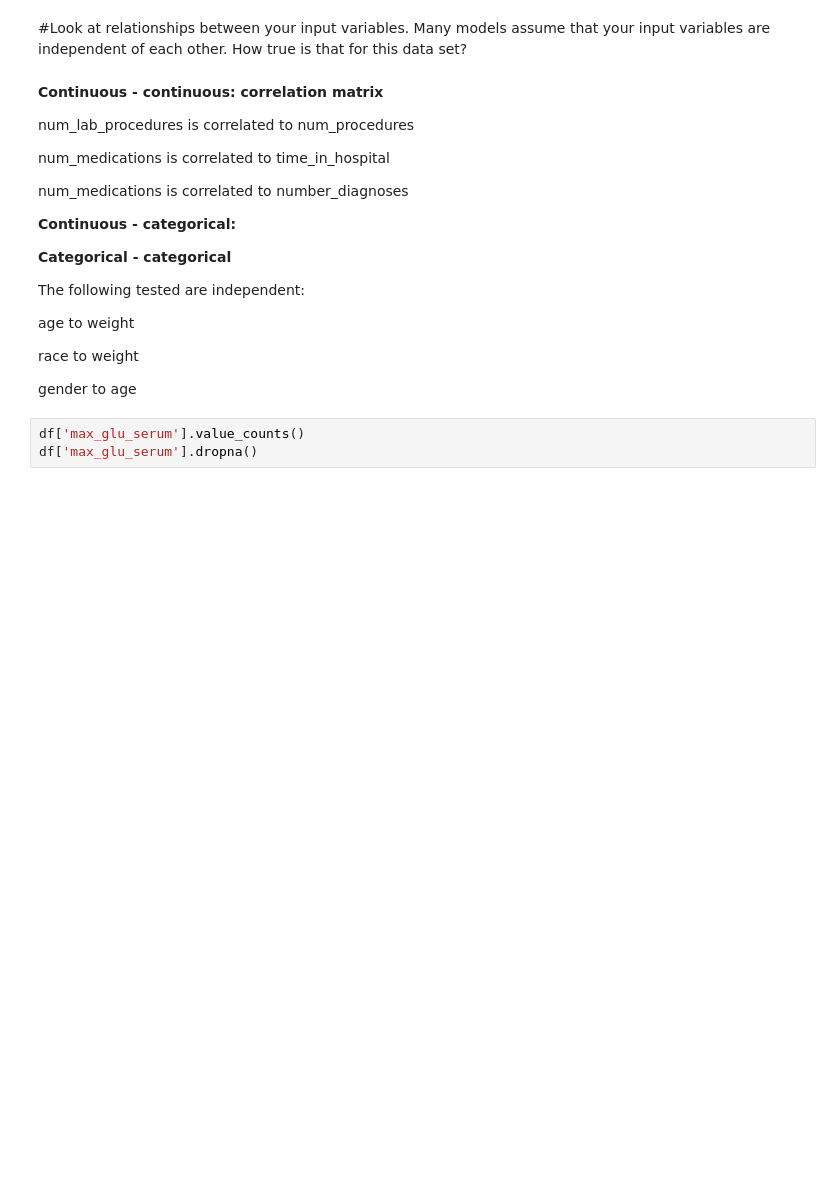
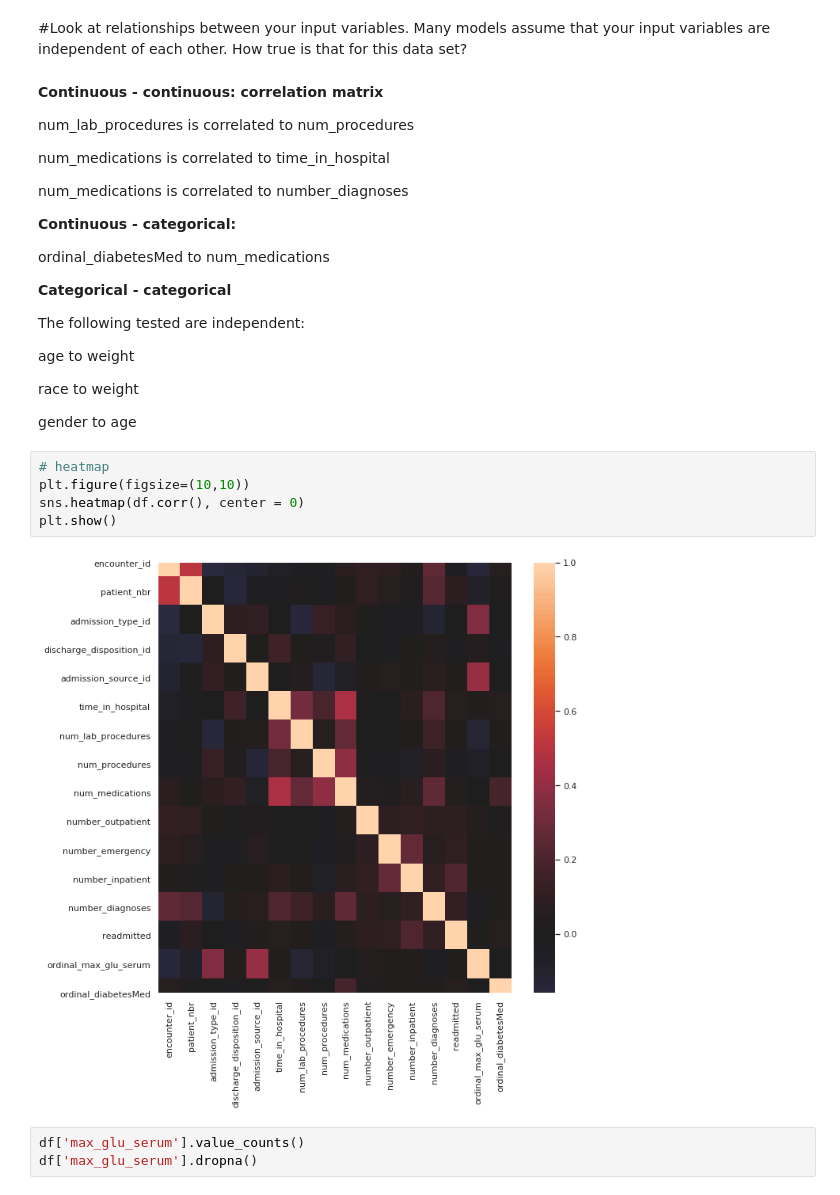
Before and after one commit to thinkful-dsi-axolotl/student_pair_work, a Jupyter notebook: Riley-Farooq/data_clean.ipynb, the cells around one changed output. Saved outputs shown, nothing was run; the diff lists cells and outputs as text; blank space fills up the shorter version.

```diff
--- a/Riley-Farooq/data_clean.ipynb
+++ b/Riley-Farooq/data_clean.ipynb
@@ -231,7 +233,7 @@ num_medications is correlated to number_diagnoses
 
 **Continuous - categorical:**
 
-
+ordinal_diabetesMed to num_medications
 
 **Categorical - categorical**
 
@@ -242,6 +244,13 @@ age to weight
 race to weight
 
 gender to age
+# %%
+# heatmap
+plt.figure(figsize=(10,10))
+sns.heatmap(df.corr(), center = 0)
+plt.show()
+# %% [output]
+[figure, added]
 # %%
 df['max_glu_serum'].value_counts()
 df['max_glu_serum'].dropna()
```
Also changed, not shown: parts of 7 cells of this notebook.
